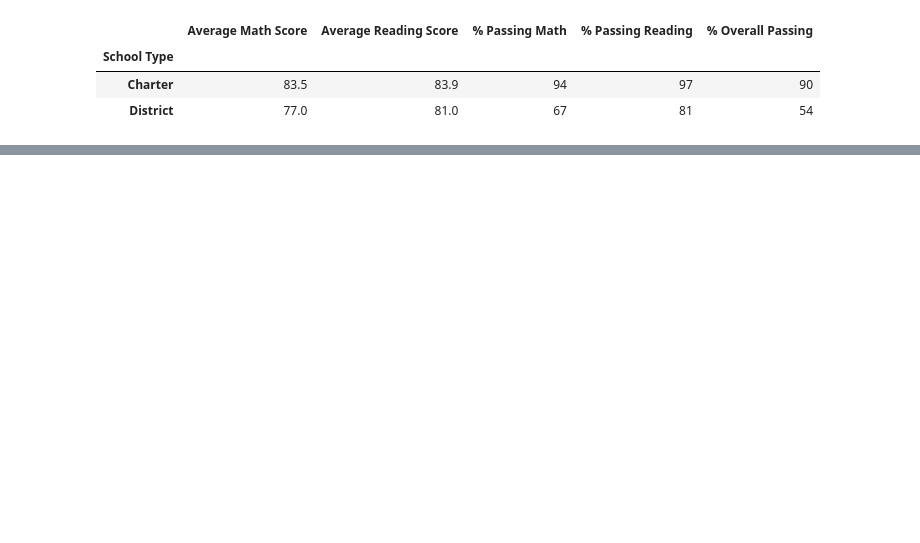
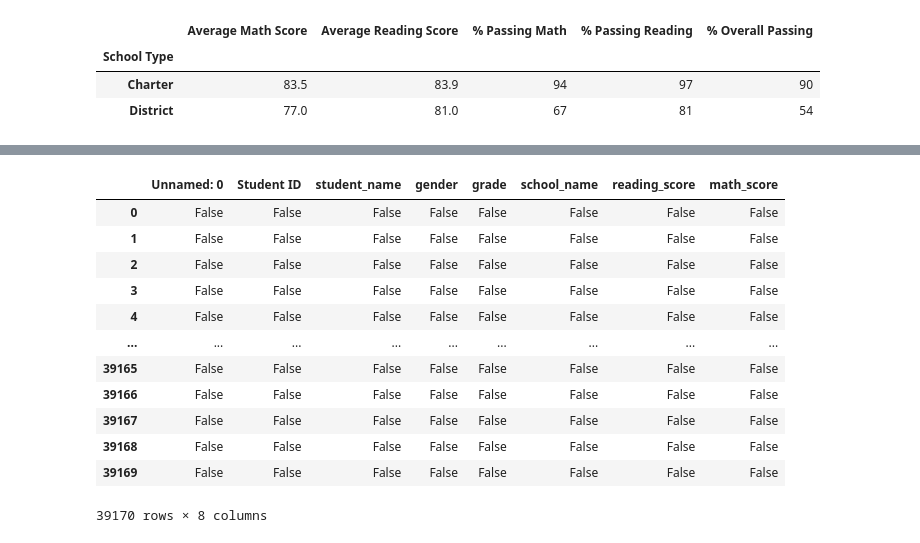
Before and after one commit to rciminera/School_District_Analysis, a Jupyter notebook: PyCitySchools_Challenge.ipynb, the cells around one changed output, grey strips where cells are left out. Cells and saved outputs as stored; diff of their text form; code cells hidden in the pictures; blank space fills up the shorter version.

```diff
--- a/PyCitySchools_Challenge.ipynb
+++ b/PyCitySchools_Challenge.ipynb
@@ -667,0 +654,8 @@ type_summary_df
+# %%
+#Files to load
+school_data_to_load = "Resources/schools_complete.csv"
+student_data_to_load = "Resources/clean_students_complete.csv"
+# %%
+# DATAFRAME CREATED: student_data_df from the clean_students_complete.csv
+student_data_df = pd.read_csv(student_data_to_load)
+student_data_df.head()
@@ -667,0 +716,17 @@ type_summary_df
+# %%
+#Determine if there are any missing values in the student data
+student_data_df.isnull()
+# %% [output]
+|  | Unnamed: 0 | Student ID | student_name | gender | grade | school_name | reading_score | math_score |
+| 0 | False | False | False | False | False | False | False | False |
+| 1 | False | False | False | False | False | False | False | False |
+| 2 | False | False | False | False | False | False | False | False |
+| 3 | False | False | False | False | False | False | False | False |
+| 4 | False | False | False | False | False | False | False | False |
+| ... | ... | ... | ... | ... | ... | ... | ... | ... |
+| 39165 | False | False | False | False | False | False | False | False |
+| 39166 | False | False | False | False | False | False | False | False |
+| 39167 | False | False | False | False | False | False | False | False |
+| 39168 | False | False | False | False | False | False | False | False |
+| 39169 | False | False | False | False | False | False | False | False |
+39170 rows × 8 columns
```
Also changed, not shown: parts of 122 cells of this notebook, 4 other files.
